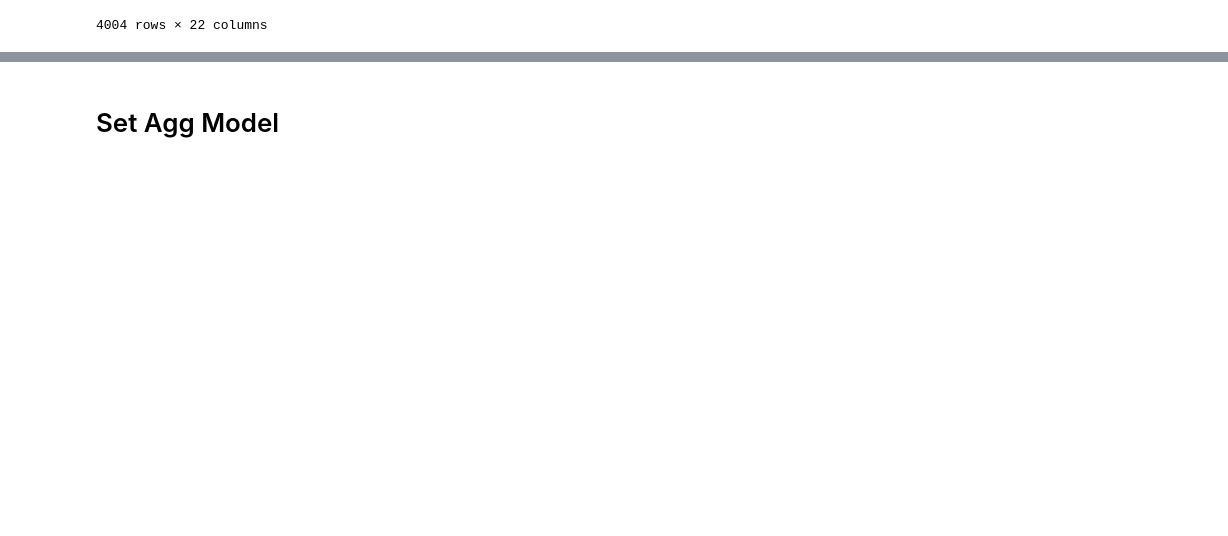
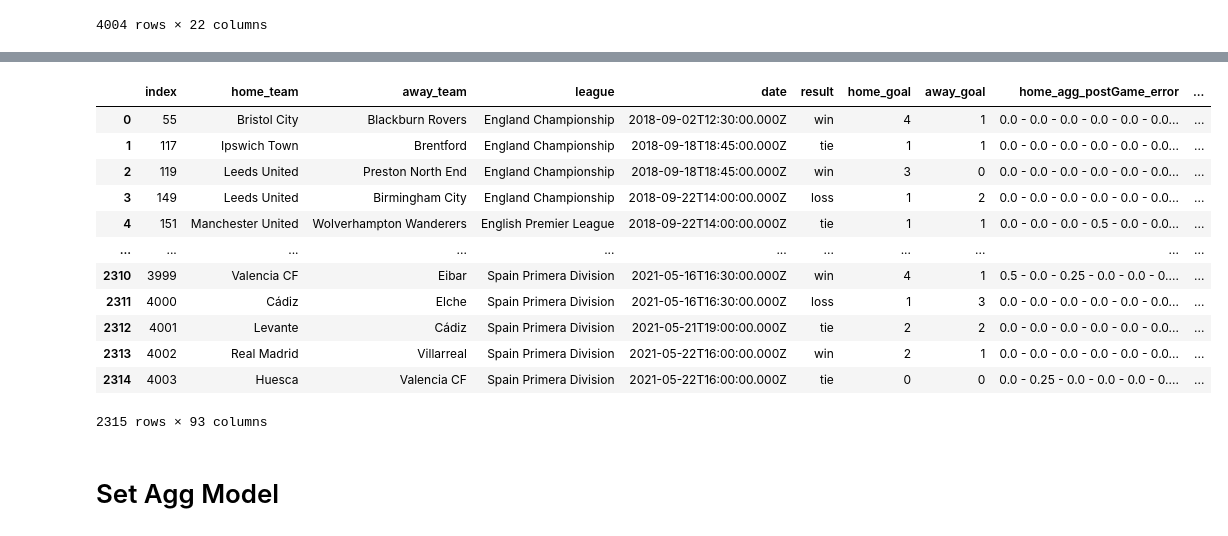
Before and after one commit to sunnybutwithano/Sports-Analysis-with-GNNs, a Jupyter notebook: Sports.ipynb, the cells around one changed output, grey strips where cells are left out. Drawn from its saved outputs; the diff is of its cells as text; code cells hidden in the pictures; blank space fills up the shorter version.

```diff
--- a/Sports.ipynb
+++ b/Sports.ipynb
@@ -607,0 +564,3 @@ y = torch.from_numpy(gd - dummy).reshape(-1)
+# %%
+fpDf = pd.read_csv('./field_players_plus_features.csv')
+gkDf = pd.read_csv('./goal_keepers_plus_features.csv')
@@ -607,0 +803,57 @@ y = torch.from_numpy(gd - dummy).reshape(-1)
+# %%
+agg_feat_matches_players.fillna(('0.0 - ' * 11)[:-3])
+feature_types = [
+ 'agg_postGame_error', 'agg_postGame_clearance',
+  'agg_postGame_index', 'vg_rating', 'potential',
+  'market_value', 'age_days', 'xppm', 'xgpm', 'agg_postGame_shots',
+  'agg_postGame_shots_on_target', 'agg_postGame_shots_left_foot',
+  'agg_postGame_shots_right_foot', 'agg_postGame_shots_head',
+  'agg_postGame_shots_other', 'agg_postGame_goals',
+  'agg_postGame_goals_left_foot', 'agg_postGame_goals_right_foot',
+  'agg_postGame_goals_head', 'agg_postGame_goals_other',
+  'agg_postGame_xG', 'agg_postGame_cross', 'agg_postGame_cross_success',
+  'agg_postGame_pass', 'agg_postGame_pass_success',
+  'agg_postGame_pass_final_third',
+  'agg_postGame_pass_final_third_success', 'agg_postGame_pass_forward',
+  'agg_postGame_pass_forward_success', 'agg_postGame_dribble',
+  'agg_postGame_dribble_success', 'agg_postGame_tackle',
+  'agg_postGame_tackle_success', 'agg_postGame_interception',
+  'agg_postGame_challenge', 'agg_postGame_ball_recovery',
+  'agg_postGame_ball_lost', 'agg_postGame_key_pass',
+  'agg_postGame_pickUp', 'agg_postGame_punch', 'agg_postGame_save']
+sep = ' - '
+corrupt = []
+for f_type in feature_types:
+  home_column = f'home_{f_type}'
+  away_column = f'away_{f_type}'
+  home_feature = agg_feat_matches_players[home_column].values.astype('str')
+  away_feature = agg_feat_matches_players[away_column].values.astype('str')
+
+  home_feature = np.char.split(home_feature, sep)
+  away_feature = np.char.split(away_feature, sep)
+
+  home_condition = np.array(list(map(len, home_feature)))
+  away_condition = np.array(list(map(len, away_feature)))
+
+  corrupt.append(np.argwhere(home_condition != 11))
+  corrupt.append(np.argwhere(away_condition != 11))
+
+from itertools import chain
+corrupt_indcs = np.unique(np.array(list(chain.from_iterable(list(map(lambda z: z.reshape(-1).tolist(), corrupt))))))
+
+dataset = agg_feat_matches_players.drop(corrupt_indcs).reset_index()
+dataset
+# %% [output]
+|  | index | home_team | away_team | league | date | result | home_goal | away_goal | home_agg_postGame_error | ... |
+| 0 | 55 | Bristol City | Blackburn Rovers | England Championship | 2018-09-02T12:30:00.000Z | win | 4 | 1 | 0.0 - 0.0 - 0.0 - 0.0 - 0.0 - 0.0... | ... |
+| 1 | 117 | Ipswich Town | Brentford | England Championship | 2018-09-18T18:45:00.000Z | tie | 1 | 1 | 0.0 - 0.0 - 0.0 - 0.0 - 0.0 - 0.0... | ... |
+| 2 | 119 | Leeds United | Preston North End | England Championship | 2018-09-18T18:45:00.000Z | win | 3 | 0 | 0.0 - 0.0 - 0.0 - 0.0 - 0.0 - 0.0... | ... |
+| 3 | 149 | Leeds United | Birmingham City | England Championship | 2018-09-22T14:00:00.000Z | loss | 1 | 2 | 0.0 - 0.0 - 0.0 - 0.0 - 0.0 - 0.0... | ... |
+| 4 | 151 | Manchester United | Wolverhampton Wanderers | English Premier League | 2018-09-22T14:00:00.000Z | tie | 1 | 1 | 0.0 - 0.0 - 0.0 - 0.5 - 0.0 - 0.0... | ... |
+| ... | ... | ... | ... | ... | ... | ... | ... | ... | ... | ... |
+| 2310 | 3999 | Valencia CF | Eibar | Spain Primera Division | 2021-05-16T16:30:00.000Z | win | 4 | 1 | 0.5 - 0.0 - 0.25 - 0.0 - 0.0 - 0.... | ... |
+| 2311 | 4000 | Cádiz | Elche | Spain Primera Division | 2021-05-16T16:30:00.000Z | loss | 1 | 3 | 0.0 - 0.0 - 0.0 - 0.0 - 0.0 - 0.0... | ... |
+| 2312 | 4001 | Levante | Cádiz | Spain Primera Division | 2021-05-21T19:00:00.000Z | tie | 2 | 2 | 0.0 - 0.0 - 0.0 - 0.0 - 0.0 - 0.0... | ... |
+| 2313 | 4002 | Real Madrid | Villarreal | Spain Primera Division | 2021-05-22T16:00:00.000Z | win | 2 | 1 | 0.0 - 0.0 - 0.0 - 0.0 - 0.0 - 0.0... | ... |
+| 2314 | 4003 | Huesca | Valencia CF | Spain Primera Division | 2021-05-22T16:00:00.000Z | tie | 0 | 0 | 0.0 - 0.25 - 0.0 - 0.0 - 0.0 - 0.... | ... |
+2315 rows × 93 columns
```
Also changed, not shown: parts of 29 cells of this notebook.
